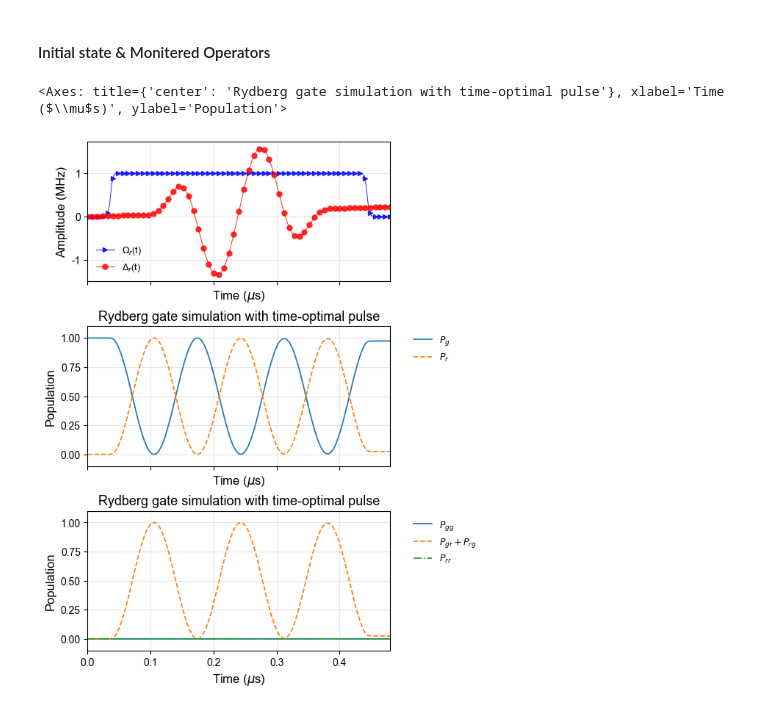
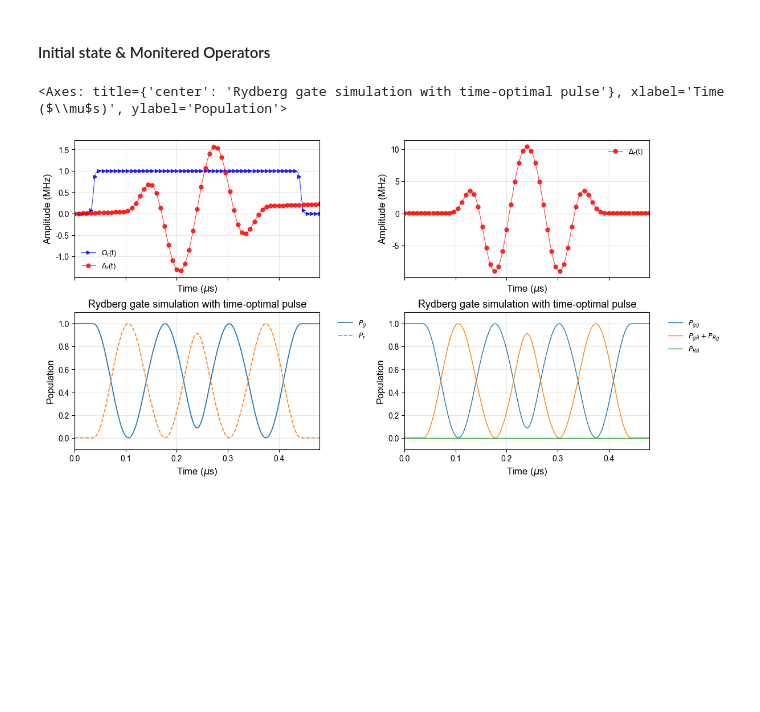
Before and after one commit to great-history/Neutral_Atom_Qubit_Simulations, a Jupyter notebook: module2_CZ_gate_realization_time_optimal_pulse.ipynb, the cells around one changed output. Drawn from its saved outputs; the diff is of its cells as text; code cells hidden in the pictures; blank space fills up the shorter version.

```diff
--- a/module2_CZ_gate_realization_time_optimal_pulse.ipynb
+++ b/module2_CZ_gate_realization_time_optimal_pulse.ipynb
@@ -27,8 +24,8 @@ Omega_r_pulse_args = dict(
 
 tau = 0.103  # [us]
 Delta_r_pulse_args = dict(
-  Delta_0= 2 * np.pi * 0.074,
-  amp = 1.46,
+  amp_Delta_0= 2 * np.pi * 0.074,
+  amp_A = 1.46,
   T_gate = T_gate,
   freq = 7.06,
   tau = tau,
@@ -110,13 +160,13 @@ plotting_styles["Omega_r_pulse"]["markevery"] = 5
 plotting_styles["Delta_r_pulse"]["markevery"] = 5
 plt.rcParams.update(plt_config)
 
-fig, axes = plt.subplots(3, 1, figsize=(6, 7.5), sharex=True, sharey=False, constrained_layout=True)
+fig, axes = plt.subplots(2, 2, figsize=(12, 6), sharex=True, sharey=False, constrained_layout=True)
 axes = axes.ravel()
 # Plot the pulse shapes
 pulse_dict = {
   'Omega_r': {'data': time_optimal_pulse_Omega_r, 'args': Omega_r_pulse_args,
               'label': r'$\Omega_r$(t)', 'style': 'Omega_r_pulse', 'normalize_factor': amp_Omega_r},
-  'Delta_r': {'data': time_optimal_pulse_Delta_r, 'args': Delta_r_pulse_args,
+  'Delta_r': {'data': time_optimal_pulse_phase_profile, 'args': Delta_r_pulse_args,
               'label': r'$\Delta_r$(t)', 'style': 'Delta_r_pulse', 'normalize_factor': 1.0}
 }
 
@@ -133,12 +183,31 @@ plot_pulse_shapes(
   # legend_config = legend_styles['compact'],
 )
 
+# Plot the pulse shapes of Delta_r
+pulse_dict = {
+  'Delta_r': {'data': time_optimal_pulse_Delta_r, 'args': Delta_r_pulse_args,
+              'label': r'$\Delta_r$(t)', 'style': 'Delta_r_pulse', 'normalize_factor': 2 * np.pi}
+}
+
+plot_pulse_shapes(
+  ax = axes[1],
+  tlist = tlist,
+  pulse_dict = pulse_dict,
+  title = None,
+  xlabel = r"Time ($\mu$s)",
+  ylabel = "Amplitude (MHz)",
+  normalize_2pi = False,  # 使用每个脉冲自己的 normalize_factor
+  ylim = None,
+  grid_alpha = 0.3,
+  # legend_config = legend_styles['compact'],
+)
+
 # Plot the population evolution
 pop_list = [result.expect[0], result.expect[1]]
 legend_list = [r"$P_g$", r"$P_r$"]
 
 plot_population_evolution(
-  ax = axes[1],
+  ax = axes[2],
   tlist = tlist,
   pop_list = pop_list,
   legend_list = legend_list,
@@ -148,34 +217,34 @@ plot_population_evolution(
   xlabel = r"Time ($\mu$s)",
   ylabel = "Population",
   log_scale = False,
   xlim = None,
   ylim = None,
   grid_alpha = 0.3,
   show_legend = True,
   plotting_style_list = None,
 )
 
 # Plot the population evolution
 pop_list = [result.expect[2], result.expect[3], result.expect[4]]
-legend_list = [r"$P_{gg}$", r"$P_{gr} + P_{rg}$", r"$P_{rr}$"]
+legend_list = [r"$P_{gg}$", r"$P_{gR} + P_{Rg}$", r"$P_{RR}$"]
 
 plot_population_evolution(
-  ax = axes[2],
+  ax = axes[3],
   tlist = tlist,
   pop_list = pop_list,
   legend_list = legend_list,
   plot_pulse = False,
   pulse_dict = {},
   title = r"Rydberg gate simulation with time-optimal pulse",
   xlabel = r"Time ($\mu$s)",
   ylabel = "Population",
   log_scale = False,
   xlim = None,
   ylim = None,
   grid_alpha = 0.3,
   show_legend = True,
-  plotting_style_list = None,
+  plotting_style_list = [plotting_styles["pop_style_a"]],
 )
 # %% [output]
 <Axes: title={'center': 'Rydberg gate simulation with time-optimal pulse'}, xlabel='Time ($\\mu$s)', ylabel='Population'>
-[figure, old version]
+[figure, new version]
```
Also changed, not shown: parts of 13 cells of this notebook, 7 other files.
